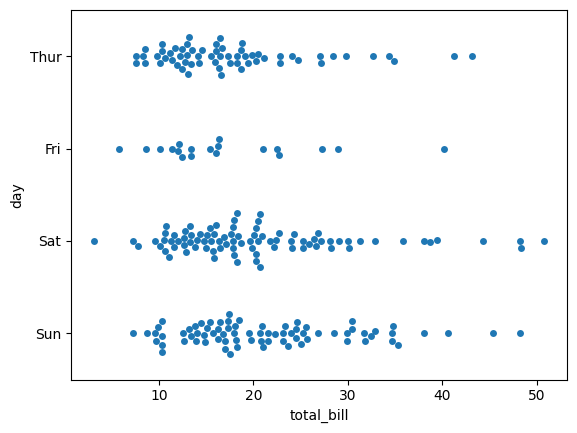
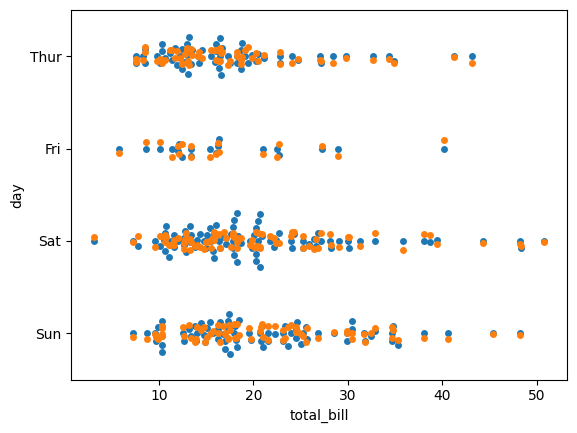
The notebook cell's code change between the first figure and the second:
--- before
+++ after
@@ -1,5 +1,8 @@
-#-------------------------------SWARmM PLOT------------------------------#
+#-------------------------------SWARM and STRIP PLOT------------------------------#
 
-# Similar to Violin plot but shows data points instead of a distribution
+# Similar to Violin plot but shows data points instead of a distribution 
+# STRIP PLOT --> shows a strip not a curve or a spread
 
 sns.swarmplot(x='total_bill',y='day',data=df)
+plt,
+sns.stripplot(x='total_bill',y='day',data=df)

Commit: feat: tips-dataset --> strip plot vs swarm plot explanation as a curve and a strip not spreaded